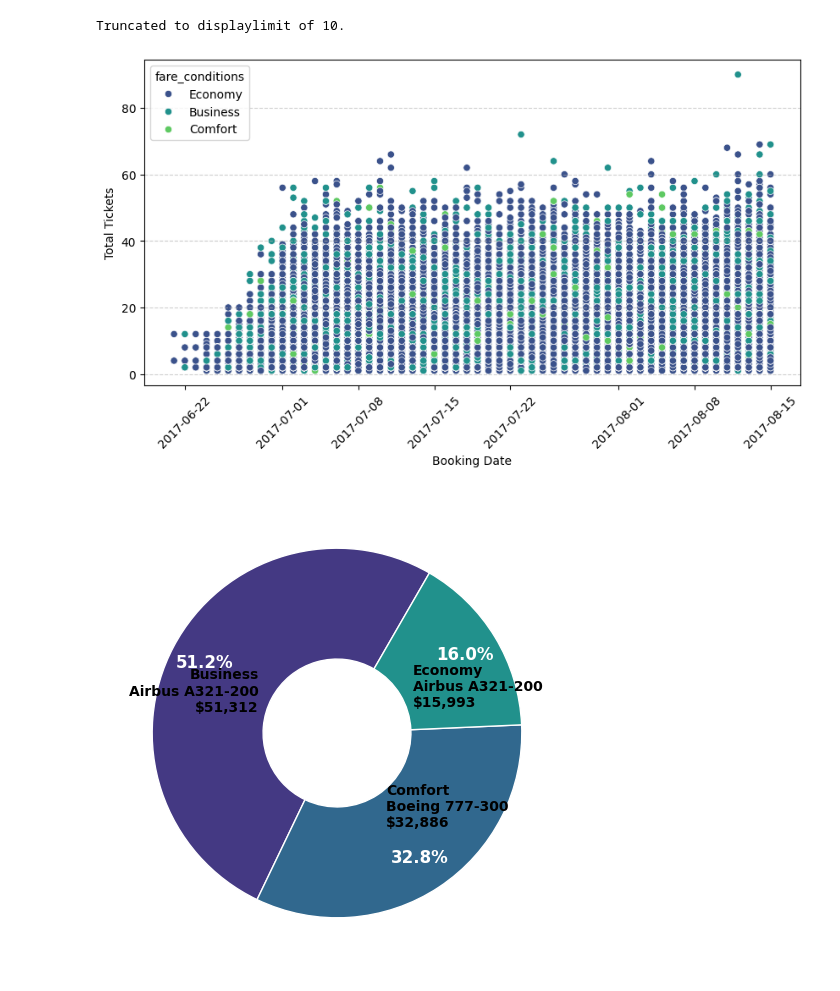
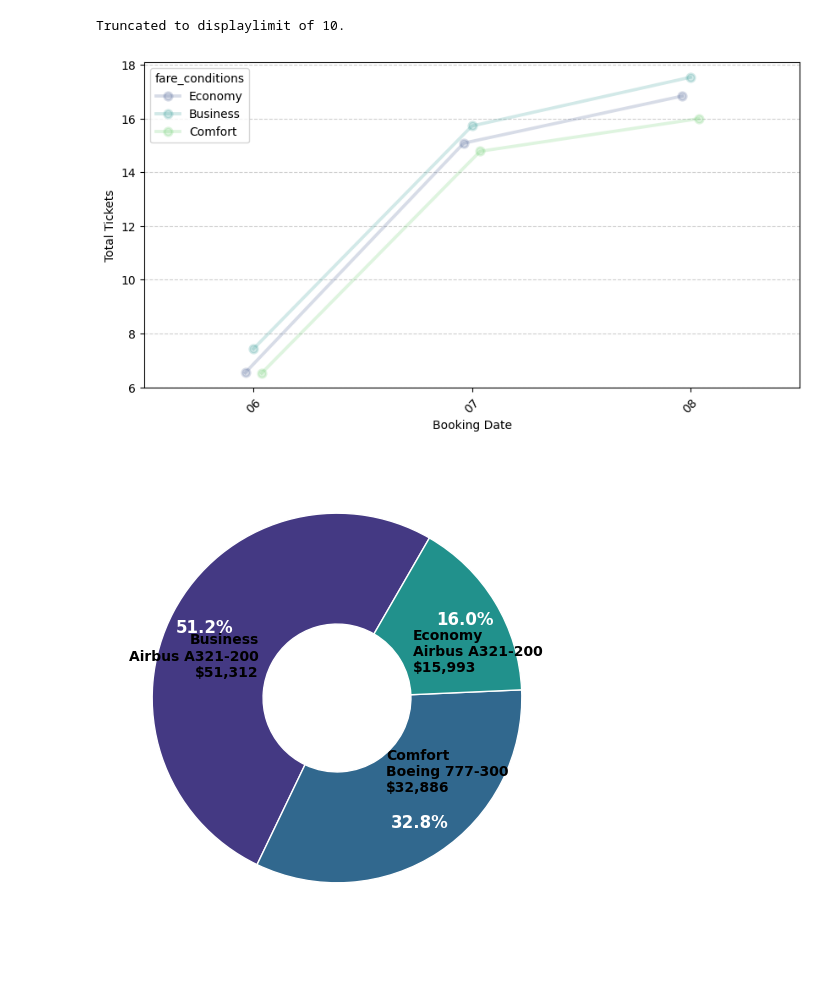
Before and after one commit to Daviedavie100/SQL_Projects, a Jupyter notebook: data.ipynb, the cells around one changed output. Drawn from its saved outputs; the diff is of its cells as text; code cells hidden in the pictures.

```diff
--- a/data.ipynb
+++ b/data.ipynb
@@ -1276,41 +1276,54 @@ Truncated to displaylimit of 10.
 # %%
 querry="""
 SELECT
-        strftime('%Y-%m-%d', datetime(tb.booking_date)) AS booking_date,
+        strftime('%m', datetime(tb.booking_date)) AS booking_date,
         tb.fare_conditions,
         COUNT (tb.ticket_no) AS total_tickets,
         SUM(tb.total_amount) AS total_amount
 FROM (
         SELECT t.ticket_no,
                 t.passenger_id,
                 datetime(substr(b.book_date, 1, 19)) AS booking_date,
                 tf.fare_conditions,
                 b.total_amount
         FROM tickets t
         JOIN bookings b
         ON t.book_ref = b.book_ref
         JOIN ticket_flights tf
         ON t.ticket_no = tf.ticket_no
 ) AS tb
 GROUP BY booking_date;
 """
 df=pd.read_sql_query(querry, sqlite_conn)
 
 # Convert 'booking_date' to datetime for proper plotting
-df['booking_date'] = pd.to_datetime(df['booking_date'])
+#df['booking_date'] = pd.to_datetime(df['booking_date'])
 
 # Create bubble chart
 plt.figure(figsize=(10, 5))
-sns.pointplot(x='booking_date', y='total_tickets', hue='fare_conditions', size='total_amount', data=df, palette='viridis', scale=0.8)
+sns.pointplot(
+    data=df,
+    x='booking_date',
+    y='total_tickets',
+    hue='fare_conditions',
+    palette='viridis',
+    errorbar=None,
+    dodge=True,
+    alpha=0.4,
+    markers=["o", "s", 'x'],
+    linestyles=["-", "--", '-']
+)
+
+
 
 plt.xticks(rotation=45)
 plt.grid(axis='y', linestyle='--', alpha=0.6)
 plt.xlabel('Booking Date')
 plt.ylabel('Total Tickets')
 
 plt.show()
 # %% [output]
-[figure, old version]
+[figure, new version]
 # %%
 # Aircraft model with the highest average revenue per fare condition
 querry="""
```
